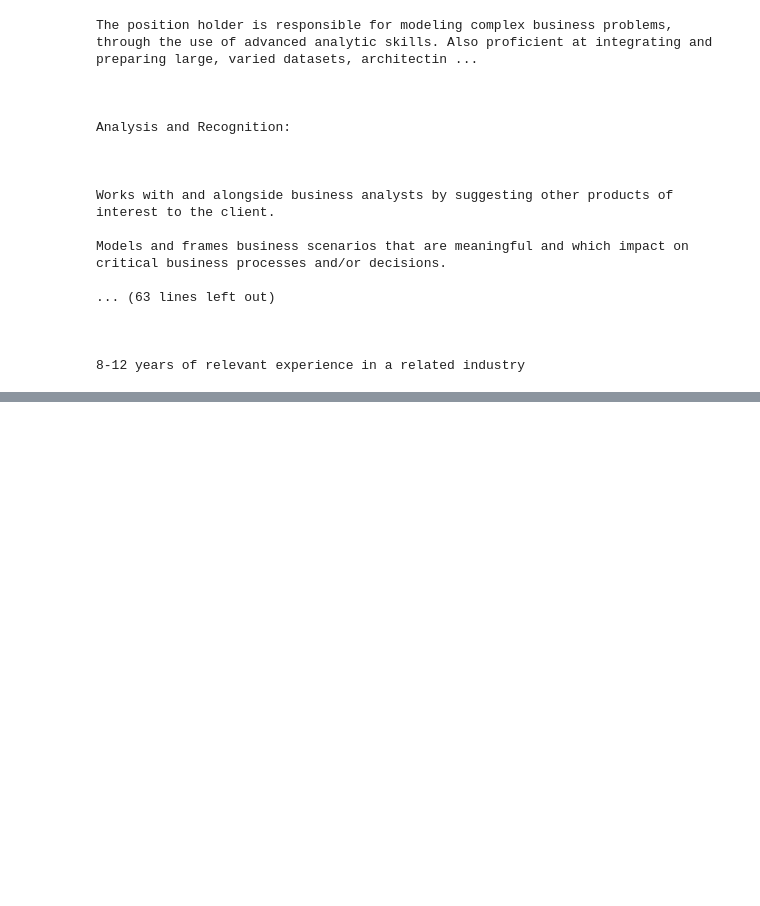
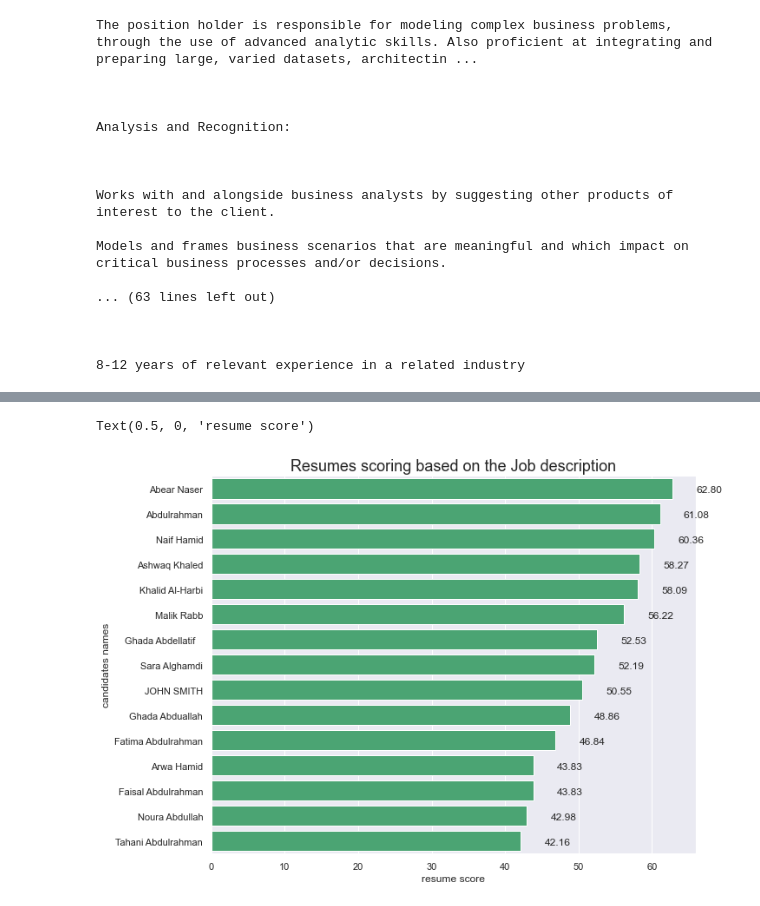
Before and after one commit to mmehmadi94/Data_Science_Bootcamp_codingDojo, a Jupyter notebook: Resume_Scoring/Model.ipynb, the cells around one changed output, grey strips where cells are left out. Saved outputs shown, nothing was run; the diff lists cells and outputs as text; code cells hidden in the pictures; blank space fills up the shorter version.

```diff
--- a/Resume_Scoring/Model.ipynb
+++ b/Resume_Scoring/Model.ipynb
@@ -322,0 +63,18 @@ ModuleNotFoundError: No module named 'en_core_web_sm'
+# %%
+df = pd.DataFrame()
+# %%
+for key, value in profiles.items():
+    #print(key, ' : ', value)
+
+    text = [value, job_des]
+
+    cv = CountVectorizer()
+    count_martix = cv.fit_transform(text)
+    # score cosine_similarity(count_martix)
+
+    matchPercentage = cosine_similarity(count_martix)[0][1]*100
+    matchPercentage = round(matchPercentage, 2) # round to two decimal places
+
+    new_row = {'name':key, 'resume_content': value , 'score': matchPercentage }
+    #append row to the dataframe
+    df = df.append(new_row, ignore_index=True)
@@ -322,0 +100,33 @@ ModuleNotFoundError: No module named 'en_core_web_sm'
+# %%
+plt.figure(figsize=(10, 8))
+
+#sns.set(style="darkgrid")
+#sns.set_color_codes("pastel")
+
+# Create list of colors based on a condition
+#colors = ['indianred' if (x < 50) else 'mediumseagreen' for x in df['score']]
+
+#sns.color_palette("light:#5A9", as_cmap=True)
+
+
+# Create barplot
+ax = sns.barplot(x = 'score', y='name',
+                 data = df, color = 'mediumseagreen',
+                 order=df.sort_values('score', ascending = False).name )
+
+# Annotate every single Bar with its value, based on it's width
+for p in ax.patches:
+    width = p.get_width()
+    plt.text(5+p.get_width(), p.get_y()+0.55*p.get_height(),
+             '{:1.2f}'.format(width),
+             ha='center', va='center')
+
+
+plt.title('Resumes scoring based on the Job description').set_fontsize('18')
+
+plt.ylabel('candidates names')
+plt.xlabel('resume score')
+# palette="ch:.25"
+# %% [output]
+Text(0.5, 0, 'resume score')
+[figure, added]
```
Also changed, not shown: parts of 26 cells of this notebook, 22 other files.
